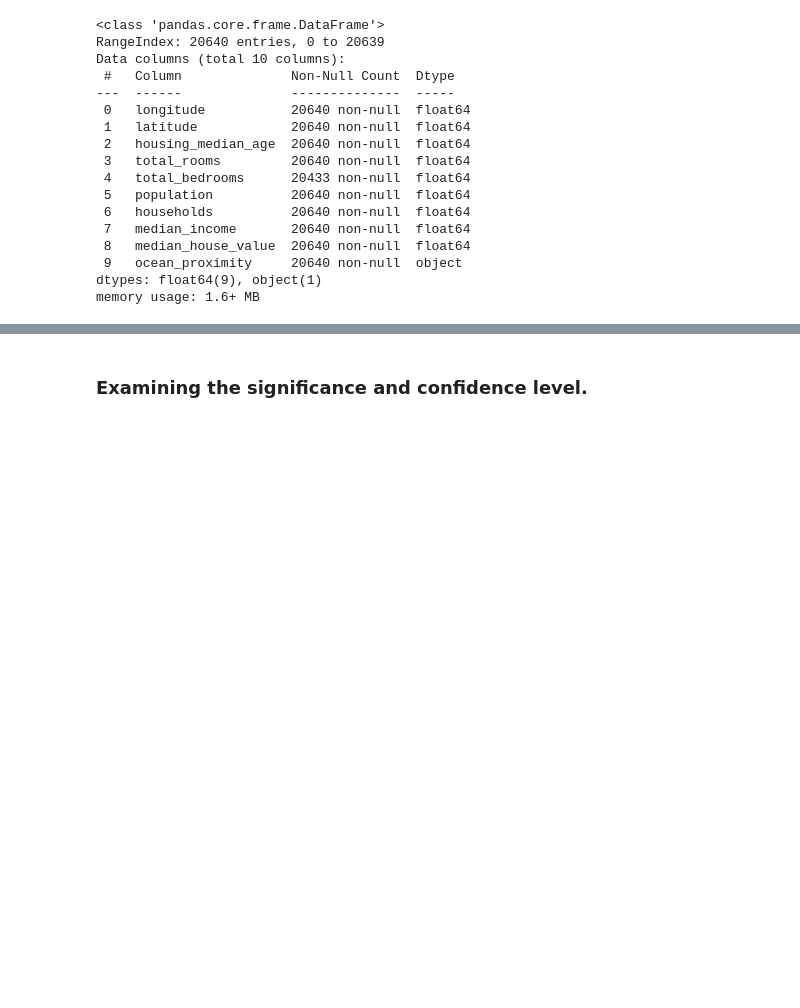
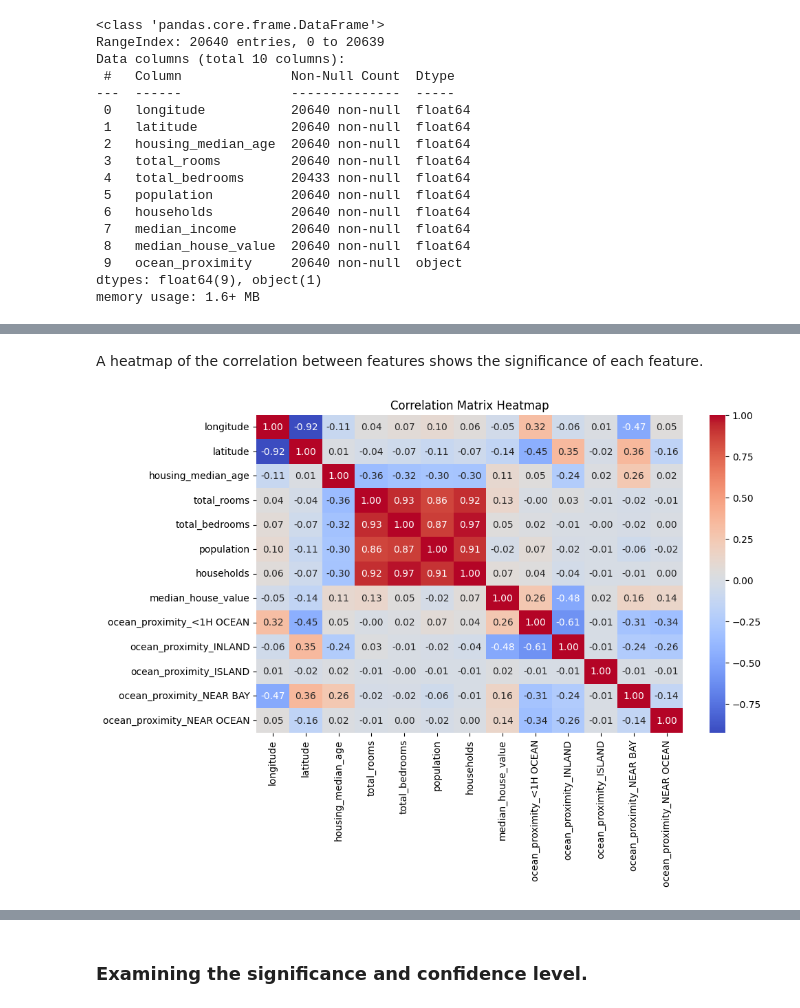
Before and after one commit to VilmaLL/Statistical_Methods-VILMA-LINDROTH, a Jupyter notebook: Assignments/Statistical_Methods_Assignment.ipynb, the cells around one changed output, grey strips where cells are left out. Cells and saved outputs as stored; diff of their text form; code cells hidden in the pictures; blank space fills up the shorter version.

```diff
--- a/Assignments/Statistical_Methods_Assignment.ipynb
+++ b/Assignments/Statistical_Methods_Assignment.ipynb
@@ -145,0 +104,19 @@ fit = model.fit(
+# %%
+model = LinearRegression()
+fit = model.fit(
+    X = (df_scaled.drop(columns=["median_income_scaled"])),
+    y = df_scaled["median_income_scaled"])
+# %% [markdown]
+A heatmap of the correlation between features shows the significance of each feature.
+# %%
+corr, prob_corr = model.pearson_correlation()
+
+feature_names = ['longitude', 'latitude', 'housing_median_age', 'total_rooms', 'total_bedrooms', 'population', 'households', 'median_house_value', 'ocean_proximity_<1H OCEAN', 'ocean_proximity_INLAND', 'ocean_proximity_ISLAND', 'ocean_proximity_NEAR BAY', 'ocean_proximity_NEAR OCEAN']
+corr_df = pd.DataFrame(corr, index=feature_names, columns=feature_names)
+
+plt.figure(figsize=(10, 6))
+sns.heatmap(corr_df, annot = True, fmt = ".2f", cmap = "coolwarm")
+plt.title("Correlation Matrix Heatmap")
+plt.show()
+# %% [output]
+[figure, added]
```
Also changed, not shown: parts of 64 cells of this notebook, 1 other file.
